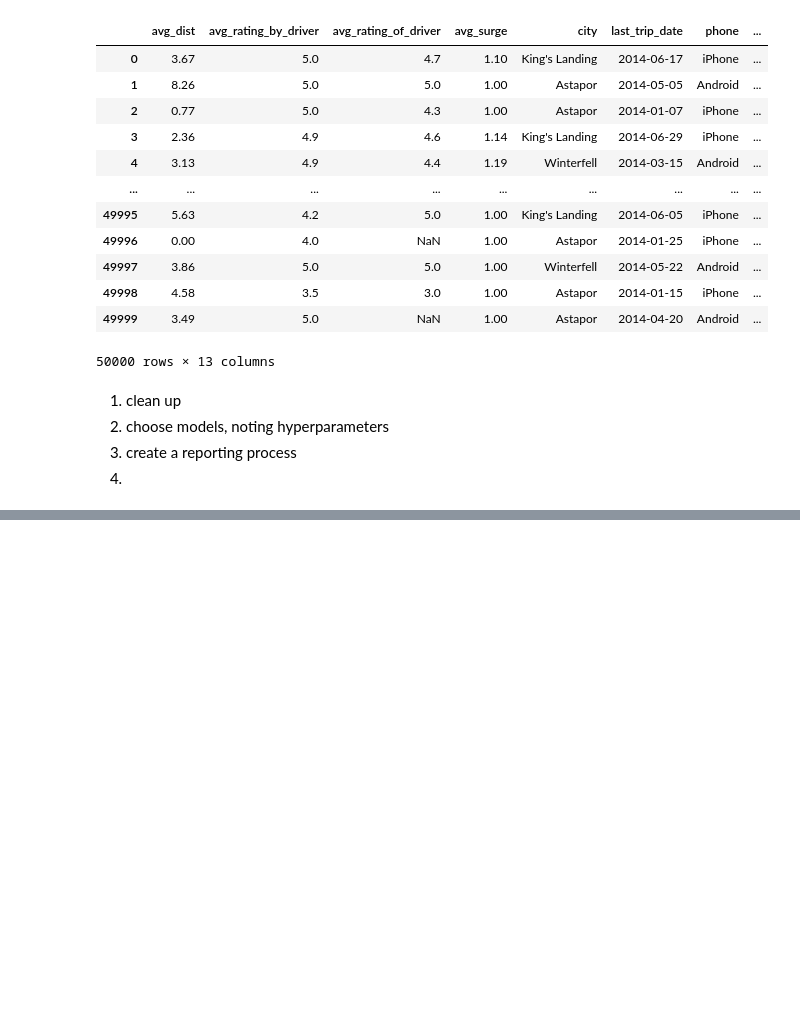
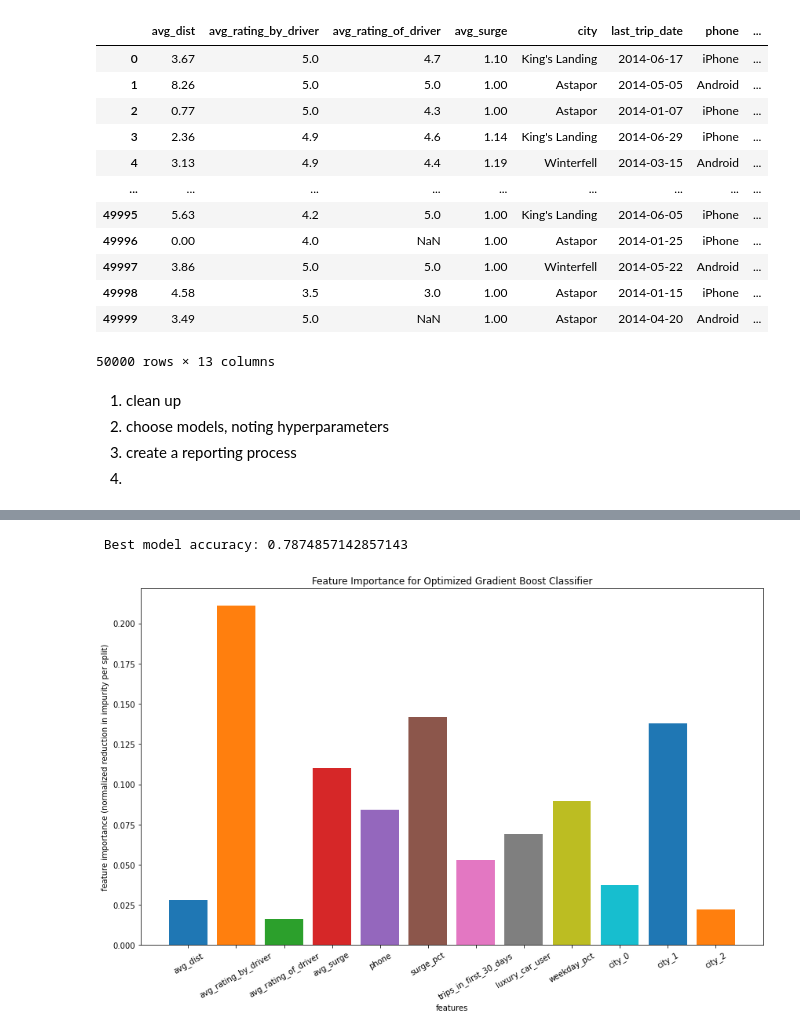
Before and after one commit to daniellkennett/churn_case_study, a Jupyter notebook: src/Daniel.ipynb, the cells around one changed output, grey strips where cells are left out. Drawn from its saved outputs; the diff is of its cells as text; code cells hidden in the pictures; blank space fills up the shorter version.

```diff
--- a/src/Daniel.ipynb
+++ b/src/Daniel.ipynb
@@ -100,0 +165,4 @@ dtype: object
+# %%
+X_train, X_test, y_train, y_test = train_test_split(X,y, test_size=.2, random_state=1)
+model = RandomForestClassifier(n_estimators=100, max_depth=None, max_features='auto')
+model.fit(X_train, y_train)
@@ -100,0 +177,12 @@ dtype: object
+# %%
+model = RandomForestClassifier()
+
+grid = {'n_estimators': [100,200,500],
+        'max_depth': [ 2, 4, 8,16,32]}
+
+gb_gridsearch = GridSearchCV(estimator=model, param_grid=grid,
+                             cv=5, verbose=0, return_train_score=True)
+
+gb_gridsearch.fit(X_train, y_train)
+
+df_grid = pd.DataFrame(gb_gridsearch.cv_results_)
@@ -100,0 +215,5 @@ dtype: object
+# %%
+best_model = gb_gridsearch.best_estimator_
+print(f' Best model accuracy: {gb_gridsearch.best_score_}')
+# %% [output]
+ Best model accuracy: 0.7874857142857143
@@ -100,0 +238,11 @@ dtype: object
+# %%
+fig, ax = plt.subplots(figsize=(12,8))
+for i,n in enumerate(X.columns):
+    ax.bar(n, best_model.feature_importances_[i])
+ax.set_xlabel('features')
+ax.set_ylabel('feature importance (normalized reduction in impurity per split)')
+ax.set_title('Feature Importance for Optimized Gradient Boost Classifier')
+plt.xticks(rotation = 30)
+plt.tight_layout()
+# %% [output]
+[figure, added]
```
Also changed, not shown: parts of 9 cells of this notebook.
